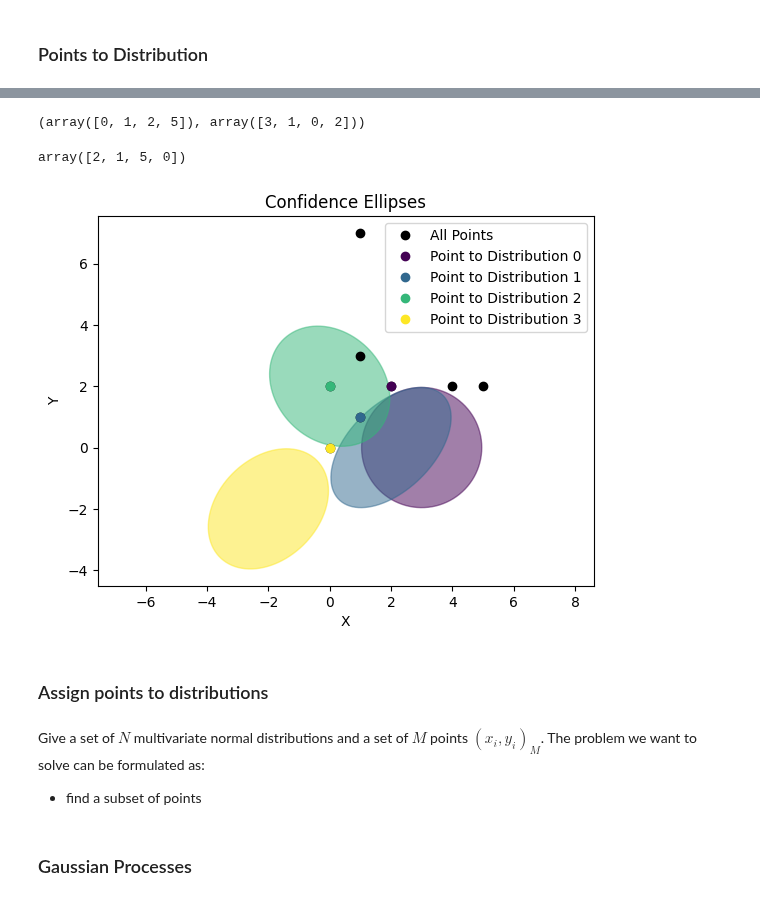
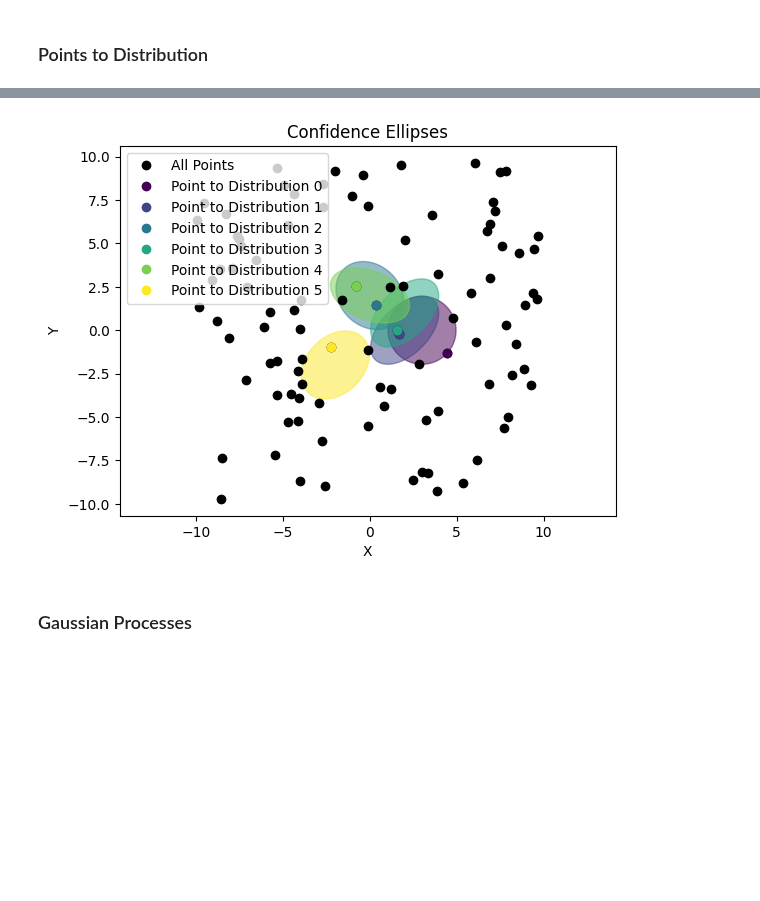
Before and after one commit to alessandrosantospirito/jupyterlite, a Jupyter notebook: content/pytroch/00 - Gaussian Calculus.ipynb, the cells around one changed output, grey strips where cells are left out. Saved outputs shown, nothing was run; the diff lists cells and outputs as text; code cells hidden in the pictures; blank space fills up the shorter version.

```diff
--- a/content/pytroch/00 - Gaussian Calculus.ipynb
+++ b/content/pytroch/00 - Gaussian Calculus.ipynb
@@ -223,27 +180,8 @@ array([[0.09027927, 0.05261109, 0.06876415, 0.03324583],
-# %%
-cost_matrix = np.log(percentage_of_likelihood)
-row_ind, col_ind = linear_sum_assignment(cost_matrix)
-
-row_ind, col_ind
-# %% [output]
-(array([0, 1, 2, 5]), array([3, 1, 0, 2]))
-# %%
-max_index = max(col_ind) + 1  # Assuming indices start from 0.
-points_to_distributions = np.empty(max_index, dtype=row_ind.dtype)
-
-points_to_distributions[col_ind] = row_ind
-points_to_distributions
-# %% [output]
-array([2, 1, 5, 0])
-# %%
-plt, ax = plot_distributions_with_colored_points(distributions, points, points_to_distributions, n_std=1.96)
-plt.show()
-# %% [output]
-[figure, removed]
-# %% [markdown]
-### Assign points to distributions
-# %% [markdown]
-Give a set of $N$ multivariate normal distributions and a set of $M$ points ${(x_i,y_i)}_{M}$. The problem we want to solve can be formulated as:
-- find a subset of points
+# %%
+points = np.random.uniform(-10, 10, (100, 2))
+points_to_distributions = calc_point_indices_to_distributions(distributions, points)
+plot_distributions_with_colored_points(distributions, points, points_to_distributions, n_std=1.96)[0].show()
+# %% [output]
+[figure, added]
 # %% [markdown]
 ### Gaussian Processes
```
Also changed, not shown: parts of 4 cells of this notebook.
